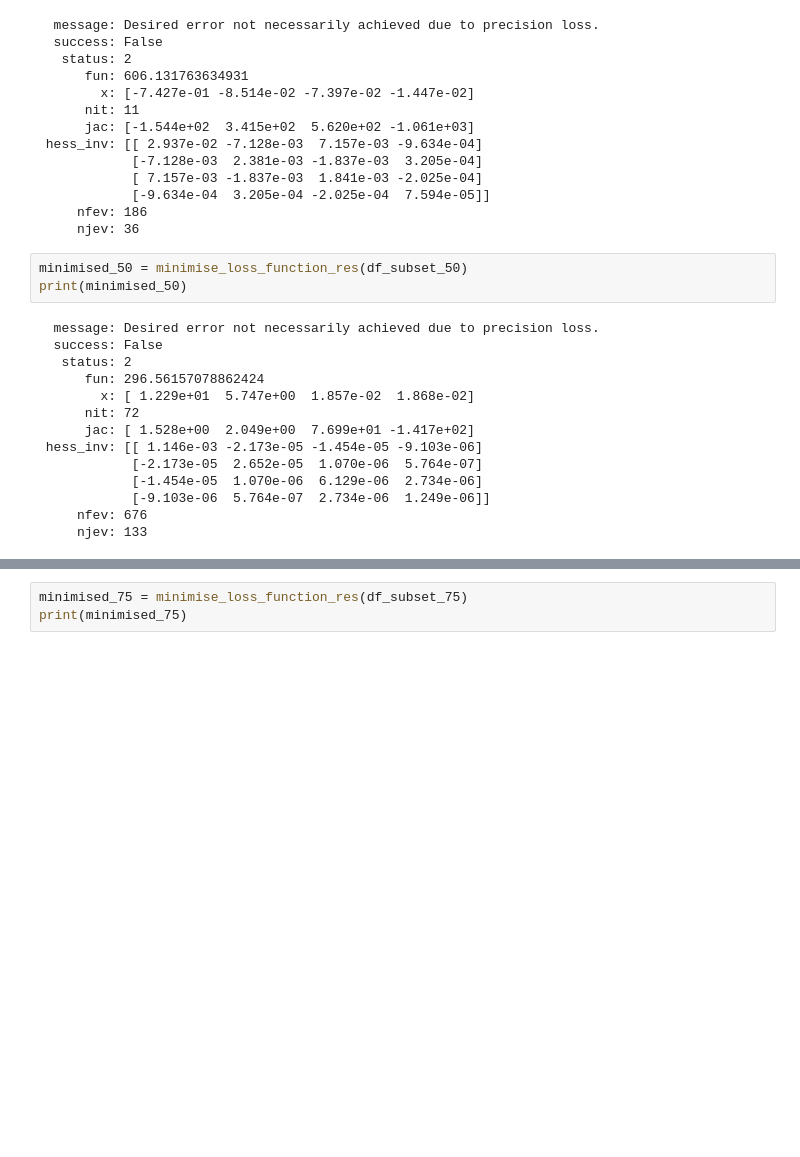
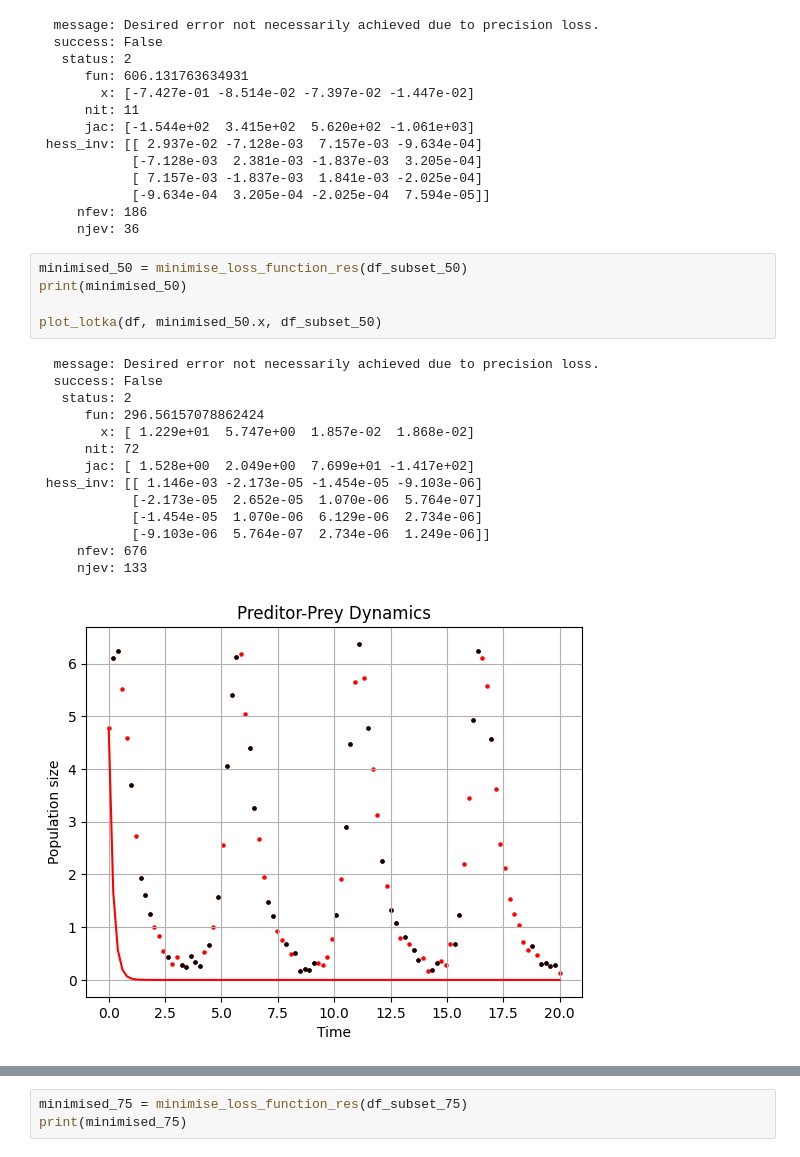
Before and after one commit to estherlb/stochastic_3, a Jupyter notebook: Reverse-Engineering Predator-Prey System/time_series.ipynb, the cells around one changed output, grey strips where cells are left out. Drawn from its saved outputs; the diff is of its cells as text; blank space fills up the shorter version.

```diff
--- a/Reverse-Engineering Predator-Prey System/time_series.ipynb
+++ b/Reverse-Engineering Predator-Prey System/time_series.ipynb
@@ -174,17 +178,20 @@ print(minimised_25)
 # %%
 minimised_50 = minimise_loss_function_res(df_subset_50)
 print(minimised_50)
+
+plot_lotka(df, minimised_50.x, df_subset_50)
 # %% [output]
   message: Desired error not necessarily achieved due to precision loss.
   success: False
    status: 2
       fun: 296.56157078862424
         x: [ 1.229e+01  5.747e+00  1.857e-02  1.868e-02]
       nit: 72
       jac: [ 1.528e+00  2.049e+00  7.699e+01 -1.417e+02]
  hess_inv: [[ 1.146e-03 -2.173e-05 -1.454e-05 -9.103e-06]
             [-2.173e-05  2.652e-05  1.070e-06  5.764e-07]
             [-1.454e-05  1.070e-06  6.129e-06  2.734e-06]
             [-9.103e-06  5.764e-07  2.734e-06  1.249e-06]]
      nfev: 676
      njev: 133
+[figure, added]
```
Also changed, not shown: parts of 6 cells of this notebook.
